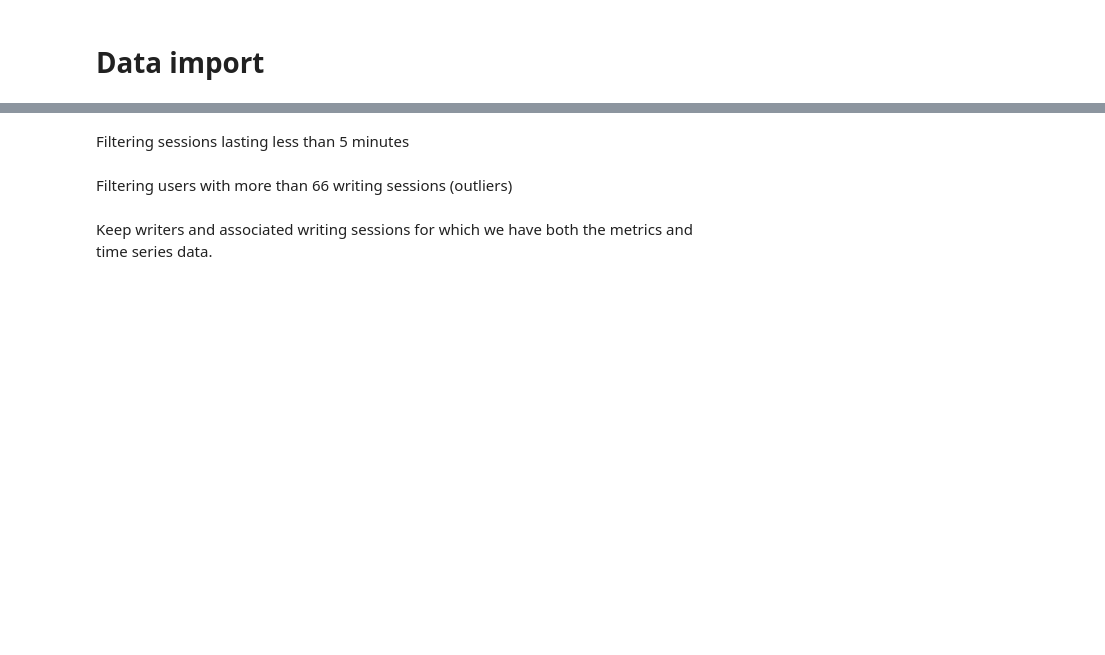
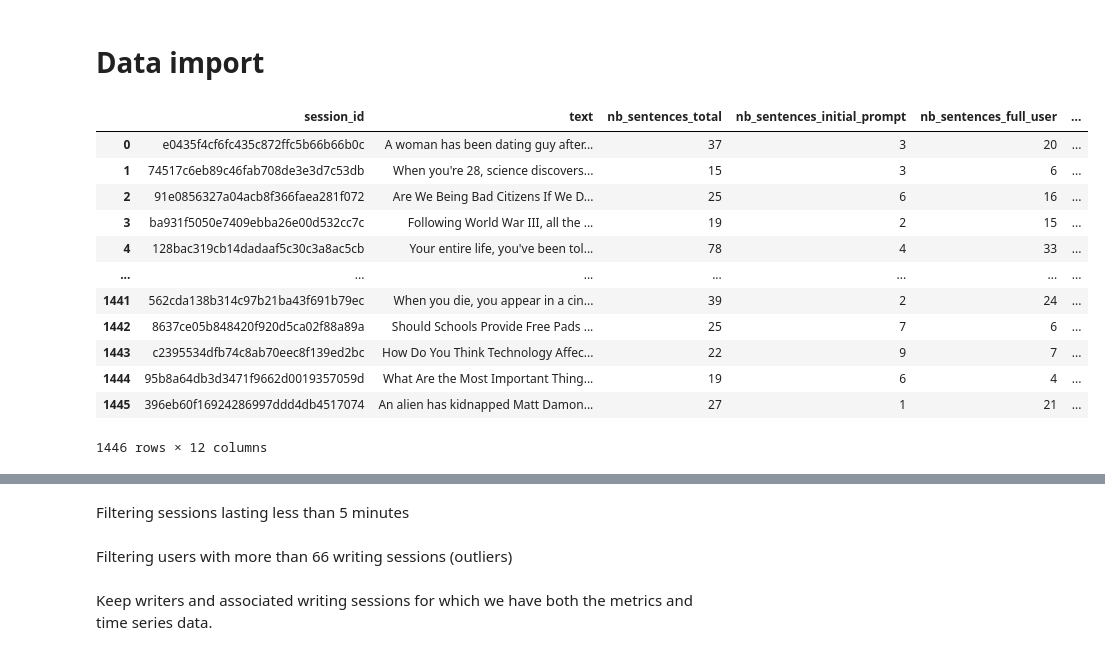
Before and after one commit to celinatreuillier/GenAI_Interaction_Dynamics_Authorship, a Jupyter notebook: notebooks/time_series_clustering.ipynb, the cells around one changed output, grey strips where cells are left out. Saved outputs shown, nothing was run; the diff lists cells and outputs as text; code cells hidden in the pictures; blank space fills up the shorter version.

```diff
--- a/notebooks/time_series_clustering.ipynb
+++ b/notebooks/time_series_clustering.ipynb
@@ -12,6 +12,22 @@ import time
 all_metrics = pd.read_csv('../data/metrics.csv')
 all_metrics.rename(columns={'file_name': 'session_id'}, inplace=True)
 all_metrics['session_id'] = all_metrics['session_id'].astype(str).str.rstrip('.jsonl')
+# %%
+all_metrics
+# %% [output]
+|  | session_id | text | nb_sentences_total | nb_sentences_initial_prompt | nb_sentences_full_user | ... |
+| 0 | e0435f4cf6fc435c872ffc5b66b66b0c | A woman has been dating guy after... | 37 | 3 | 20 | ... |
+| 1 | 74517c6eb89c46fab708de3e3d7c53db | When you're 28, science discovers... | 15 | 3 | 6 | ... |
+| 2 | 91e0856327a04acb8f366faea281f072 | Are We Being Bad Citizens If We D... | 25 | 6 | 16 | ... |
+| 3 | ba931f5050e7409ebba26e00d532cc7c | Following World War III, all the ... | 19 | 2 | 15 | ... |
+| 4 | 128bac319cb14dadaaf5c30c3a8ac5cb | Your entire life, you've been tol... | 78 | 4 | 33 | ... |
+| ... | ... | ... | ... | ... | ... | ... |
+| 1441 | 562cda138b314c97b21ba43f691b79ec | When you die, you appear in a cin... | 39 | 2 | 24 | ... |
+| 1442 | 8637ce05b848420f920d5ca02f88a89a | Should Schools Provide Free Pads ... | 25 | 7 | 6 | ... |
+| 1443 | c2395534dfb74c8ab70eec8f139ed2bc | How Do You Think Technology Affec... | 22 | 9 | 7 | ... |
+| 1444 | 95b8a64db3d3471f9662d0019357059d | What Are the Most Important Thing... | 19 | 6 | 4 | ... |
+| 1445 | 396eb60f16924286997ddd4db4517074 | An alien has kidnapped Matt Damon... | 27 | 1 | 21 | ... |
+1446 rows × 12 columns
 # %%
 #time windows metrics
 time_window_metrics_df = pd.read_csv('../data/temporal_windows_metrics.csv')
```
Also changed, not shown: 23 other files.
